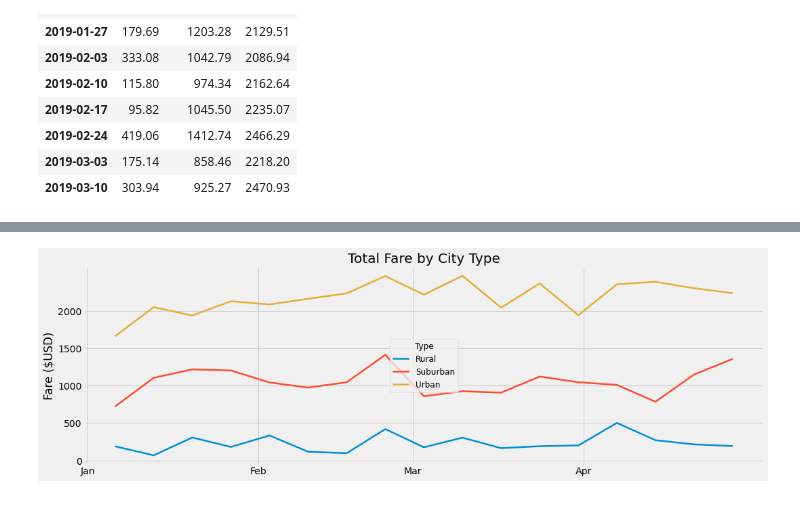
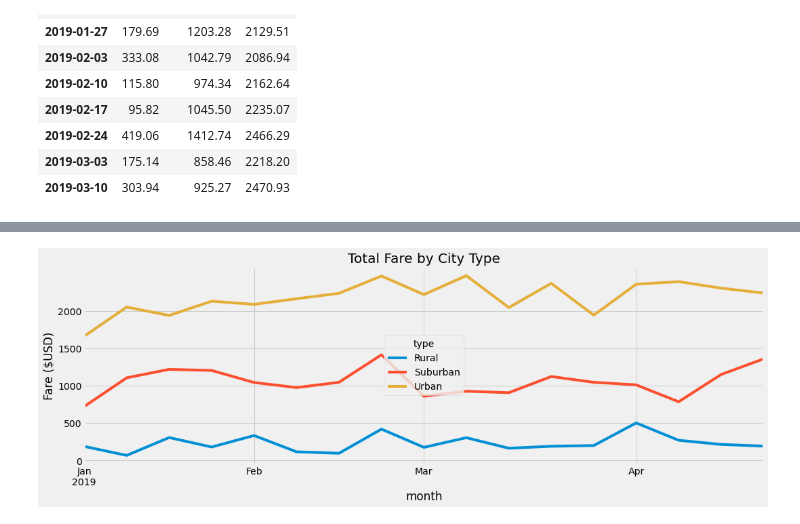
Before and after one commit to shimengya/PyBer_Analysis, a Jupyter notebook: PyBer_Challenge.ipynb, the cells around one changed output, grey strips where cells are left out. Saved outputs shown, nothing was run; the diff lists cells and outputs as text; code cells hidden in the pictures.

```diff
--- a/PyBer_Challenge.ipynb
+++ b/PyBer_Challenge.ipynb
@@ -230,9 +224,10 @@ pivot_pyber_data_df
 # %%
 # 5. Create a new DataFrame from the pivot table DataFrame using loc on the given dates, '2019-01-01':'2019-04-29'.
 
-pivot_pyber_data_filter_df = pivot_pyber_data_df.loc[ \
-                    (pd.to_datetime(pivot_pyber_data_df.index) > pd.to_datetime("2019-01-01")) & \
-                    (pd.to_datetime(pivot_pyber_data_df.index) < pd.to_datetime("2019-04-29"))]
+# pivot_pyber_data_filter_df = pivot_pyber_data_df.loc[ \
+#                     (pd.to_datetime(pivot_pyber_data_df.index) > pd.to_datetime("2019-01-01")) & \
+#                     (pd.to_datetime(pivot_pyber_data_df.index) < pd.to_datetime("2019-04-29"))]
+pivot_pyber_data_filter_df = pivot_pyber_data_df.loc['2019-01-01':'2019-04-29']
 pivot_pyber_data_filter_df
 # %% [output]
 | type | Rural | Suburban | Urban |
@@ -329,47 +304,52 @@ final_summary
 # %%
 # 8. Using the object-oriented interface method, plot the resample DataFrame using the df.plot() function.
 
 # Import the style from Matplotlib.
 from matplotlib import style
 # Use the graph style fivethirtyeight.
 style.use('fivethirtyeight')
 
-fig, ax = plt.subplots(figsize=(16,5))
+# fig, ax = plt.subplots(figsize=(16,5))
 
 
-ax.plot(pivot_pyber_data_filter_resample_df.index, \
-        pivot_pyber_data_filter_resample_df.Rural, \
-        label="Rural", linewidth=2.5)
-ax.plot(pivot_pyber_data_filter_resample_df.index, \
-        pivot_pyber_data_filter_resample_df.Suburban, \
-        label="Suburban", linewidth=2.5)
-ax.plot(pivot_pyber_data_filter_resample_df.index, \
-        pivot_pyber_data_filter_resample_df.Urban, \
-        label="Urban", linewidth=2.5)
+# ax.plot(pivot_pyber_data_filter_resample_df.index, \
+#         pivot_pyber_data_filter_resample_df.Rural, \
+#         label="Rural", linewidth=2.5)
+# ax.plot(pivot_pyber_data_filter_resample_df.index, \
+#         pivot_pyber_data_filter_resample_df.Suburban, \
+#         label="Suburban", linewidth=2.5)
+# ax.plot(pivot_pyber_data_filter_resample_df.index, \
+#         pivot_pyber_data_filter_resample_df.Urban, \
+#         label="Urban", linewidth=2.5)
+
+ax = pivot_pyber_data_filter_resample_df.plot(figsize=(16,5))
 
 #format the graph
 ax.set_yticks(np.arange(0, 2500, step=500))
 ax.set_title("Total Fare by City Type", fontsize=20)
 ax.set_ylabel("Fare ($USD)")
+ax.set_xlabel("month")
 
+
+# plt.show()
 # Create a legend
-lgnd = plt.legend(fontsize="12", mode="Expanded",
-         scatterpoints=1, loc="center", title="Type")
-lgnd.legendHandles[0]._sizes = [75]
-lgnd.legendHandles[1]._sizes = [75]
-lgnd.legendHandles[2]._sizes = [75]
-lgnd.get_title().set_fontsize(12)
+# lgnd = plt.legend(fontsize="12", mode="Expanded",
+#          scatterpoints=1, loc="center", title="Type")
+# lgnd.legendHandles[0]._sizes = [75]
+# lgnd.legendHandles[1]._sizes = [75]
+# lgnd.legendHandles[2]._sizes = [75]
+# lgnd.get_title().set_fontsize(12)
 
 #format xaxis
 
 # # Create minor ticks at an increment of 1.
 
-ax.xaxis.set_major_locator(mdates.MonthLocator(bymonth=(1,2,3,4)))
-ax.xaxis.set_major_formatter(mdates.DateFormatter('%b'))
-ax.xaxis.set_minor_locator(mdates.MonthLocator())
+# ax.xaxis.set_major_locator(mdates.MonthLocator(bymonth=(1,2,3,4)))
+# ax.xaxis.set_major_formatter(mdates.DateFormatter('%b'))
+# ax.xaxis.set_minor_locator(mdates.MonthLocator())
 
 
 # Save the figure.
 plt.savefig("analysis/PyBer_fare_summary.png")
 # %% [output]
-[figure, old version]
+[figure, new version]
```
Also changed, not shown: parts of 2 cells of this notebook.
